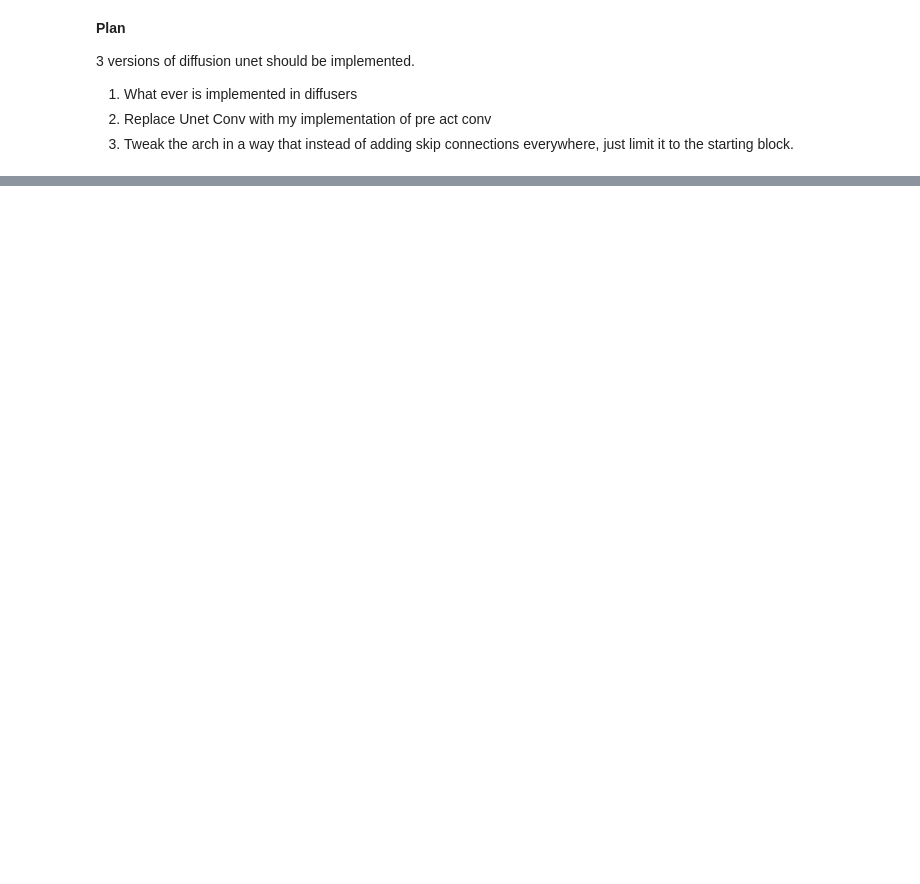
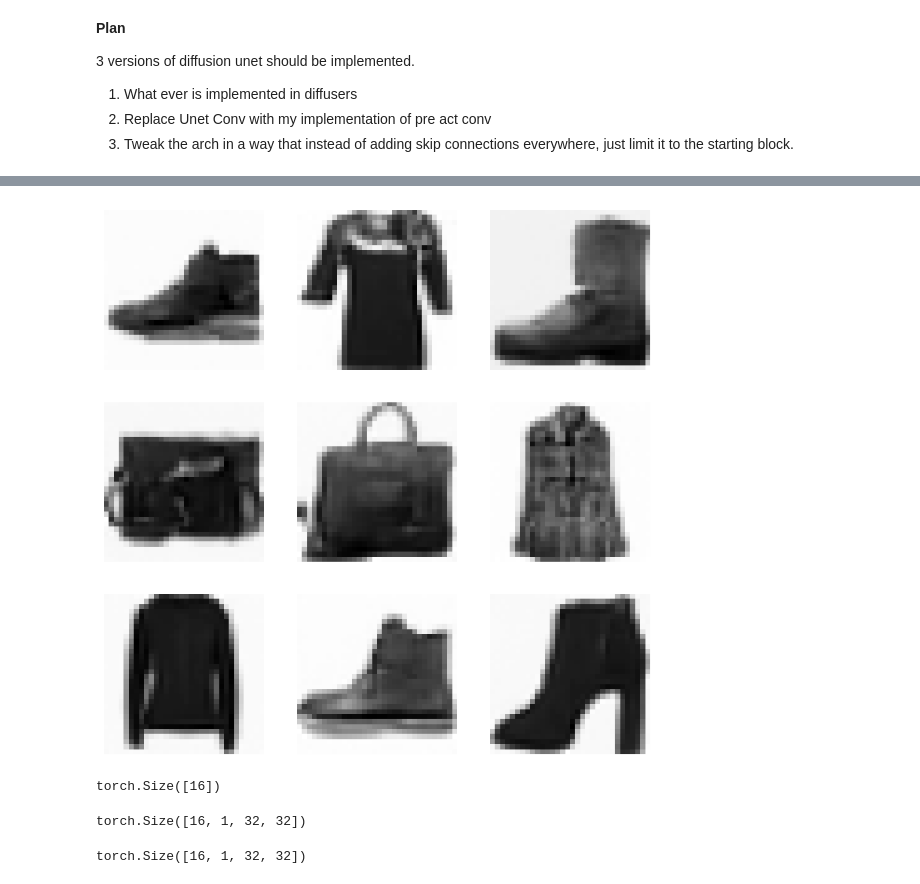
Before and after one commit to pranay8297/fastaip2, a Jupyter notebook: Diffusion_v1.ipynb, the cells around one changed output, grey strips where cells are left out. Cells and saved outputs as stored; diff of their text form; code cells hidden in the pictures; blank space fills up the shorter version.

```diff
--- a/Diffusion_v1.ipynb
+++ b/Diffusion_v1.ipynb
@@ -517,0 +554,2 @@ class DiffusionUNET(nn.Module):
+# %%
+model = torch.load(mdl_path/'diffusion_unet_v2.pkl')
@@ -517,0 +627,14 @@ class DiffusionUNET(nn.Module):
+# %%
+mout = ddim_sample_v3(model, 1000)
+# %%
+show_images(mout[:9])
+# %% [output]
+[figure, added]
+# %%
+t.shape
+# %% [output]
+torch.Size([16])
+# %%
+xout.shape
+# %% [output]
+torch.Size([16, 1, 32, 32])
@@ -517,0 +643,4 @@ class DiffusionUNET(nn.Module):
+# %%
+m_out.shape
+# %% [output]
+torch.Size([16, 1, 32, 32])
```
Also changed, not shown: parts of 34 cells of this notebook.
